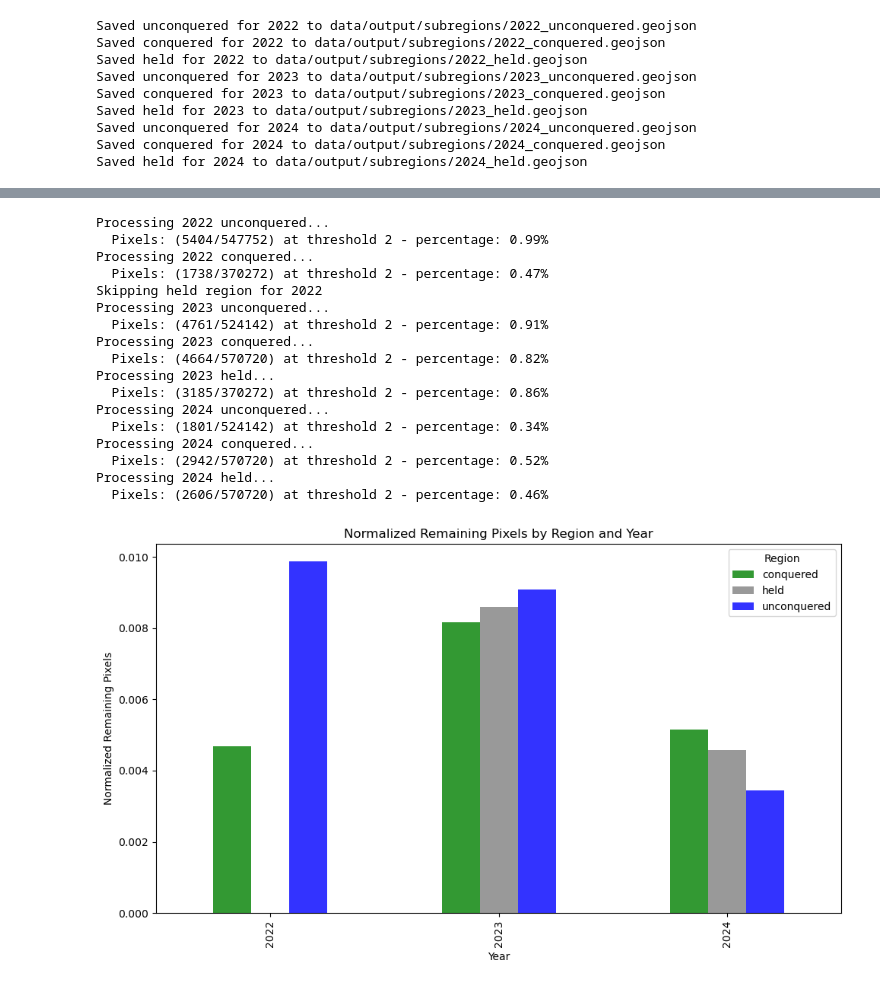
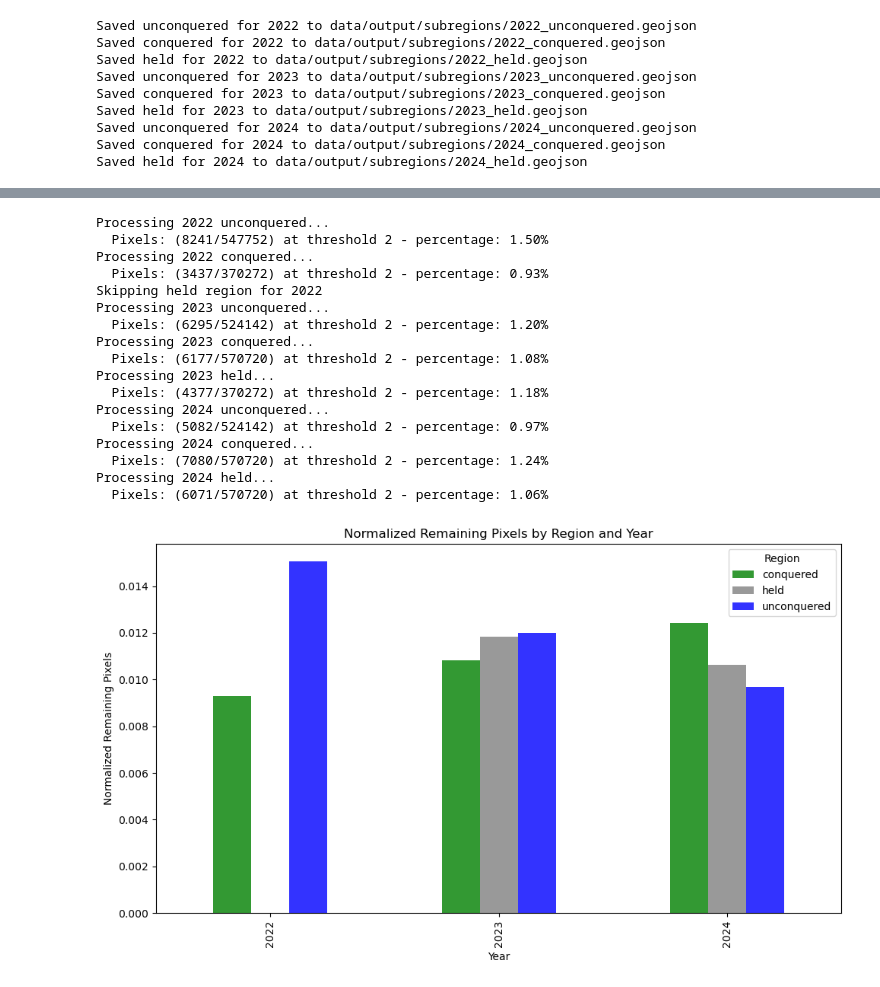
Before and after one commit to BenKraas/2024_GIS1_Abgabe, a Jupyter notebook: 04_determine_frontline_impact_per_year.ipynb, the cells around one changed output, grey strips where cells are left out. Cells and saved outputs as stored; diff of their text form; code cells hidden in the pictures.

Commit message:
streamlined data pipeline

```diff
--- a/04_determine_frontline_impact_per_year.ipynb
+++ b/04_determine_frontline_impact_per_year.ipynb
@@ -156,25 +156,35 @@ Saved unconquered for 2024 to data/output/subregions/2024_unconquered.geojson
 Saved conquered for 2024 to data/output/subregions/2024_conquered.geojson
 Saved held for 2024 to data/output/subregions/2024_held.geojson
 # %%
-# load spectral match data for custom combinations
-spectral_dict = root / "data/output/spectral_match"
+# load spectral match data for custom combinations - currently ONLY for the summer!!
+
+# the spectral_dir is the directory where the spectral match data is stored to be split up into the subregions
+spectral_dir = root / "data/output/spectral_match_strict_pxcount"
+
+# the output_dir is the directory where the clips will be saved
+output_dir = root / "data/output/clipped_spectrals_strict_pxcount"
+
+
+# make sure the output directory exists
+output_dir.mkdir(parents=True, exist_ok=True)
+
+# set the subregions directory
 subregions_dict = root / "data/output/subregions"
-
 custom_combinations = {
 	"2022": {
-		"spectral_match": spectral_dict / "S2_2022_2_summer_output.tif",
+		"spectral_match": spectral_dir / "S2_2022_2_summer_output.tif",
 		"unconquered": subregions_dict / "2022_unconquered.geojson",
 		"conquered": subregions_dict / "2022_conquered.geojson",
 		"held": subregions_dict / "2022_held.geojson",
 		},
 	"2023": {
-		"spectral_match": spectral_dict / "S2_2023_2_summer_output.tif",
+		"spectral_match": spectral_dir / "S2_2023_2_summer_output.tif",
 		"unconquered": subregions_dict / "2023_unconquered.geojson",
 		"conquered": subregions_dict / "2023_conquered.geojson",
 		"held": subregions_dict / "2023_held.geojson",
 		},
 	"2024": {
-		"spectral_match": spectral_dict / "S2_2024_2_summer_output.tif",
+		"spectral_match": spectral_dir / "S2_2024_2_summer_output.tif",
 		"unconquered": subregions_dict / "2024_unconquered.geojson",
 		"conquered": subregions_dict / "2024_conquered.geojson",
 		"held": subregions_dict / "2024_held.geojson",
@@ -272,9 +282,7 @@ for year, paths in custom_combinations.items():
                     continue
 
                 # Create the output directory if it doesn't exist
-                out_dir = root / "data/output/subregions/rendered"
-                out_dir.mkdir(parents=True, exist_ok=True)
-                out_path = root / f"data/output/subregions/rendered/{region_name}_region_{year}.tif"
+                out_path = root / output_dir / f"{region_name}_region_{year}.tif"
                 with rasterio.open(out_path, 'w', **out_meta) as dst:
                     dst.write(masked_data)
 
@@ -349,7 +357,8 @@ File exists for 2024: held - data/output/subregions/2024_held.geojson
 Completed processing for year 2024
 # %%
 # load all tifs
-subregions_dict = root / "data/output/subregions/rendered"
+subregions_dict = output_dir
+print (f"Subregions directory: {subregions_dict}")
 subregions_tifs = {
 	"2022": {
 		"unconquered": subregions_dict / "unconquered_region_2022.tif",
@@ -448,6 +458,6 @@ plt.show()
 # %%
 # load all tifs
-subregions_dict = root / "data/output/subregions/rendered"
+subregions_dict = output_dir
 subregions_tifs = {
 	"2022": {
 		"unconquered": subregions_dict / "unconquered_region_2022.tif",
@@ -494,39 +504,39 @@ for year, regions in subregions_tifs.items():
 			"Region": region_name,
 			"Total Pixels": total_pixels,
 			"Remaining Pixels": remaining_pixels,
 			"Normalized Remaining Pixels": remaining_pixels / total_pixels
 		}])
 		print(f"  Pixels: ({remaining_pixels}/{total_pixels}) at threshold {threshold} - percentage: {remaining_pixels / total_pixels:.2%}")
 		statistics_df = pd.concat([statistics_df, new_row], ignore_index=True)
 
 # Plot the normalized remaining pixels
 fig, ax = plt.subplots(figsize=(10, 6))
 # Prepare data for the bar plot
 bar_data = statistics_df.pivot(index="Year", columns="Region", values="Normalized Remaining Pixels").fillna(0)
 bar_data.plot(kind="bar", ax=ax, color=["green", "gray", "blue"], alpha=0.8)
 # Set the title and labels
 ax.set_title("Normalized Remaining Pixels by Region and Year")
 ax.set_xlabel("Year")
 ax.set_ylabel("Normalized Remaining Pixels")
 ax.legend(title="Region")
 plt.tight_layout()
 plt.show()
 # %% [output]
 Processing 2022 unconquered...
-  Pixels: (5404/547752) at threshold 2 - percentage: 0.99%
+  Pixels: (8241/547752) at threshold 2 - percentage: 1.50%
 Processing 2022 conquered...
-  Pixels: (1738/370272) at threshold 2 - percentage: 0.47%
+  Pixels: (3437/370272) at threshold 2 - percentage: 0.93%
 Skipping held region for 2022
 Processing 2023 unconquered...
-  Pixels: (4761/524142) at threshold 2 - percentage: 0.91%
+  Pixels: (6295/524142) at threshold 2 - percentage: 1.20%
 Processing 2023 conquered...
-  Pixels: (4664/570720) at threshold 2 - percentage: 0.82%
+  Pixels: (6177/570720) at threshold 2 - percentage: 1.08%
 Processing 2023 held...
-  Pixels: (3185/370272) at threshold 2 - percentage: 0.86%
+  Pixels: (4377/370272) at threshold 2 - percentage: 1.18%
 Processing 2024 unconquered...
-  Pixels: (1801/524142) at threshold 2 - percentage: 0.34%
+  Pixels: (5082/524142) at threshold 2 - percentage: 0.97%
 Processing 2024 conquered...
-  Pixels: (2942/570720) at threshold 2 - percentage: 0.52%
+  Pixels: (7080/570720) at threshold 2 - percentage: 1.24%
 Processing 2024 held...
-  Pixels: (2606/570720) at threshold 2 - percentage: 0.46%
+  Pixels: (6071/570720) at threshold 2 - percentage: 1.06%
-[figure, old version]
+[figure, new version]
```
Also changed, not shown: parts of 3 cells of this notebook.
